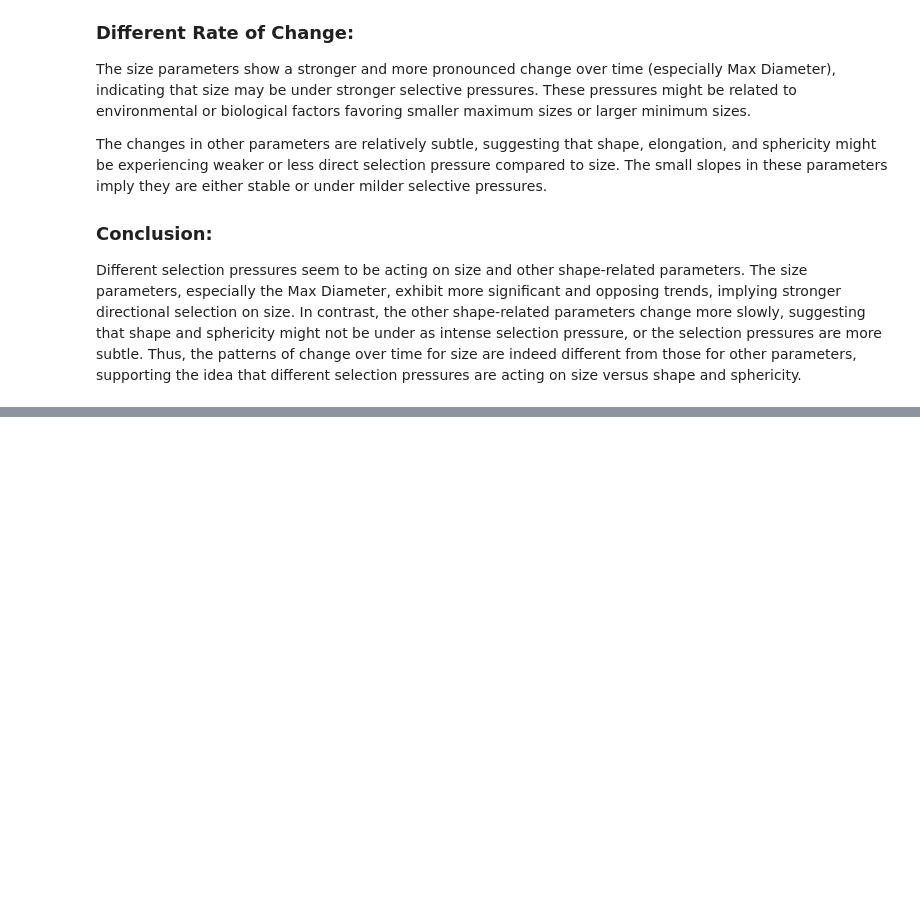
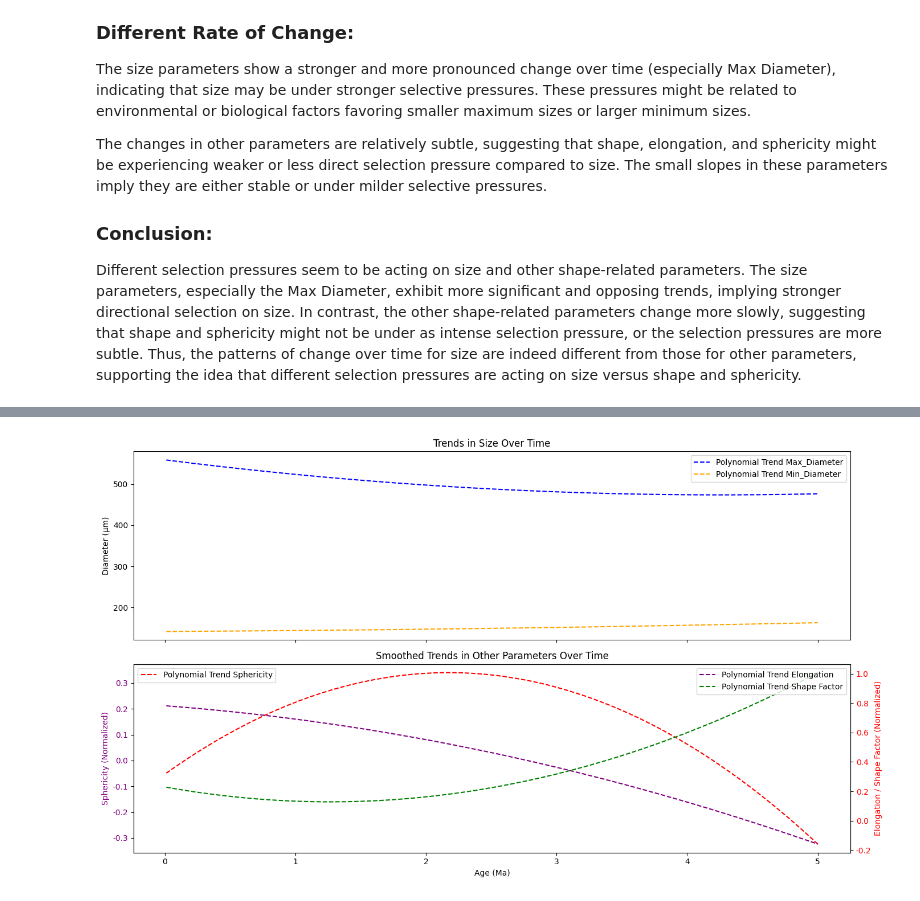
Before and after one commit to SimarleenDung/Data-Science-Mini-Project, a Jupyter notebook: Code.ipynb, the cells around one changed output, grey strips where cells are left out. Drawn from its saved outputs; the diff is of its cells as text; code cells hidden in the pictures; blank space fills up the shorter version.

Commit message:
Polynomial Regression added

```diff
--- a/Code.ipynb
+++ b/Code.ipynb
@@ -1,3 +1,6 @@
+# %%
+import matplotlib.pyplot as plt
+plt.rcParams["font.family"] = "DejaVu Sans"
 # %%
 import sys
 import os
@@ -951,3 +840,77 @@ on size. In contrast, the other shape-related parameters change more slowly, sug
 might not be under as intense selection pressure, or the selection pressures are more subtle.
 Thus, the patterns of change over time for size are indeed different from those for other parameters, supporting the
 idea that different selection pressures are acting on size versus shape and sphericity.
+# %%
+import pandas as pd
+import matplotlib.pyplot as plt
+import seaborn as sns
+import numpy as np
+from sklearn.preprocessing import MinMaxScaler
+from numpy.polynomial.polynomial import Polynomial
+
+# Load and process data
+df_sorted['Age_Ma'] = pd.to_numeric(df_sorted['Age_Ma'], errors='coerce')
+
+# Define column groups
+size_columns = ['Max_Diameter', 'Min_Diameter']
+other_columns = ['Elongation', 'Shape Factor', 'Sphericity']
+
+# Group by 'Age_Ma' and calculate the mean for each group
+size_trends = df_sorted.groupby('Age_Ma')[size_columns].mean().reset_index()
+other_trends = df_sorted.groupby('Age_Ma')[other_columns].mean().reset_index()
+
+# Apply rolling mean to smooth fluctuations (window size = 10)
+size_trends[size_columns] = size_trends[size_columns].rolling(window=10, min_periods=1).mean()
+other_trends[other_columns] = other_trends[other_columns].rolling(window=10, min_periods=1).mean()
+
+# Normalize other parameters (Elongation, Shape Factor, Sphericity) for fair comparison
+scaler = MinMaxScaler()
+other_trends[other_columns] = scaler.fit_transform(other_trends[other_columns])
+
+# Function for polynomial regression
+def polynomial_fit(x, y, degree=2):
+    coeffs = np.polyfit(x, y, degree)
+    poly_eq = np.poly1d(coeffs)
+    slope = coeffs[-2]  # Extracting the slope term from the polynomial coefficients
+    return poly_eq, slope
+
+# Create Figure with Two Subplots (with shared x-axis)
+fig, axes = plt.subplots(nrows=2, figsize=(14, 8), sharex=True)
+
+# ---- PLOT 1: Trends in Size ----
+for column, color, linestyle in zip(size_columns, ['blue', 'orange'], ['dashed', 'dashed']):
+    poly_eq, slope = polynomial_fit(size_trends['Age_Ma'], size_trends[column], degree=2)
+    axes[0].plot(size_trends['Age_Ma'], poly_eq(size_trends['Age_Ma']), linestyle=linestyle, color=color, label=f'Polynomial Trend {column}')
+    print(f'Slope of {column}: {slope}')
+
+axes[0].set_title('Trends in Size Over Time')
+axes[0].set_ylabel('Diameter (µm)')
+axes[0].legend()
+
+# ---- PLOT 2: Trends in Other Parameters ----
+ax1 = axes[1]  # Primary Y-axis
+ax2 = ax1.twinx()  # Secondary Y-axis
+
+# Improved visualization for better clarity
+for column, color, linestyle in zip(other_columns, ['purple', 'green', 'red'], ['dashed', 'dashed', 'dashed']):
+    if column == 'Sphericity':
+        poly_eq, slope = polynomial_fit(other_trends['Age_Ma'], other_trends[column], degree=2)
+        ax1.plot(other_trends['Age_Ma'], poly_eq(other_trends['Age_Ma']), linestyle=linestyle, color=color, label=f'Polynomial Trend {column}')
+    else:
+        poly_eq, slope = polynomial_fit(other_trends['Age_Ma'], other_trends[column], degree=2)
+        ax2.plot(other_trends['Age_Ma'], poly_eq(other_trends['Age_Ma']), linestyle=linestyle, color=color, label=f'Polynomial Trend {column}')
+    print(f'Slope of {column}: {slope}')
+
+ax1.set_ylabel('Sphericity (Normalized)', color='purple')
+ax1.tick_params(axis='y', labelcolor='purple')
+ax2.set_ylabel('Elongation / Shape Factor (Normalized)', color='red')
+ax2.tick_params(axis='y', labelcolor='red')
+
+ax1.set_title('Smoothed Trends in Other Parameters Over Time')
+axes[1].set_xlabel('Age (Ma)')
+ax1.legend(loc='upper left')
+ax2.legend(loc='upper right')
+
+plt.tight_layout()
+plt.show()
+# %% [output]
@@ -953,0 +922 @@ idea that different selection pressures are acting on size versus shape and sphe
+[figure, added]
```
Also changed, not shown: parts of 5 cells of this notebook.
